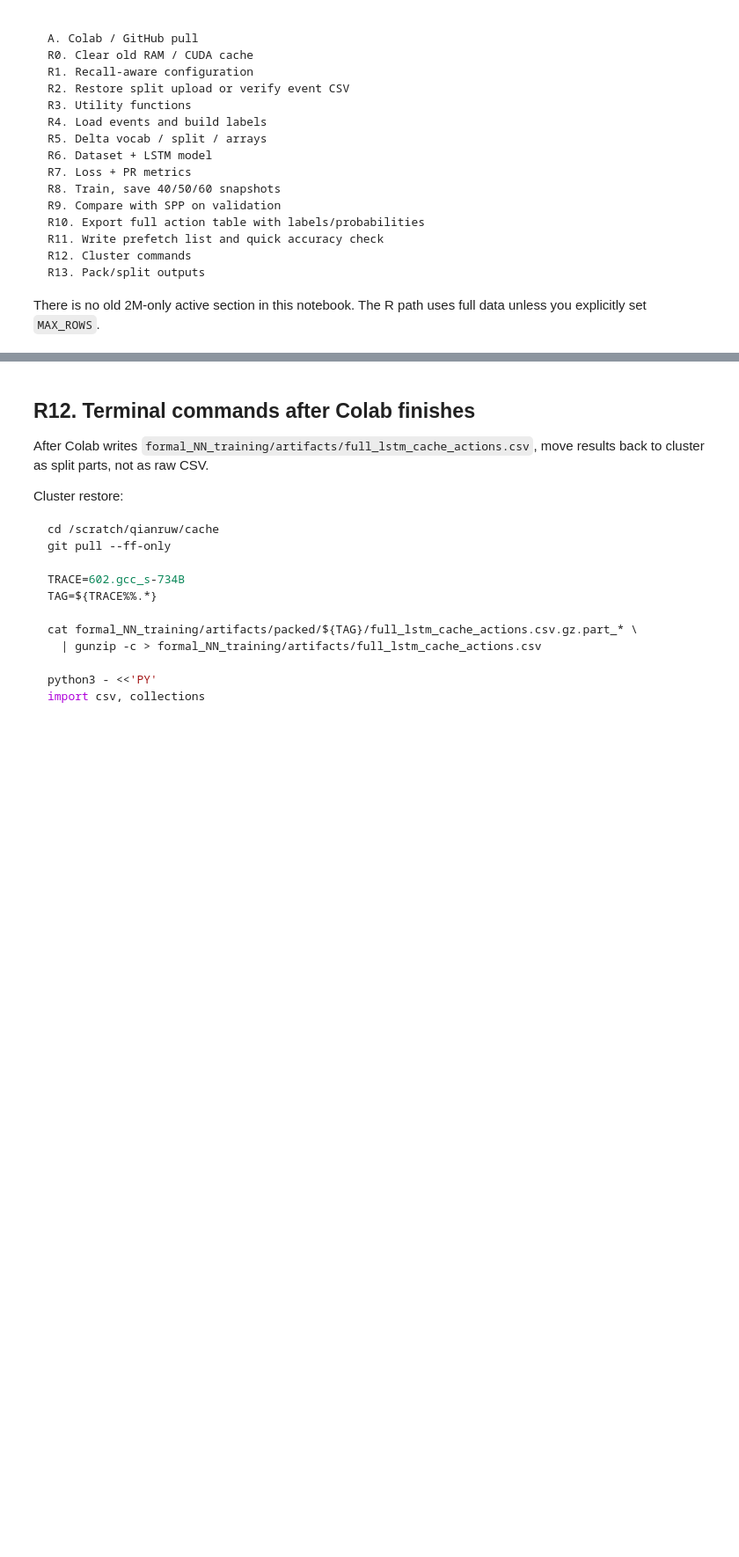
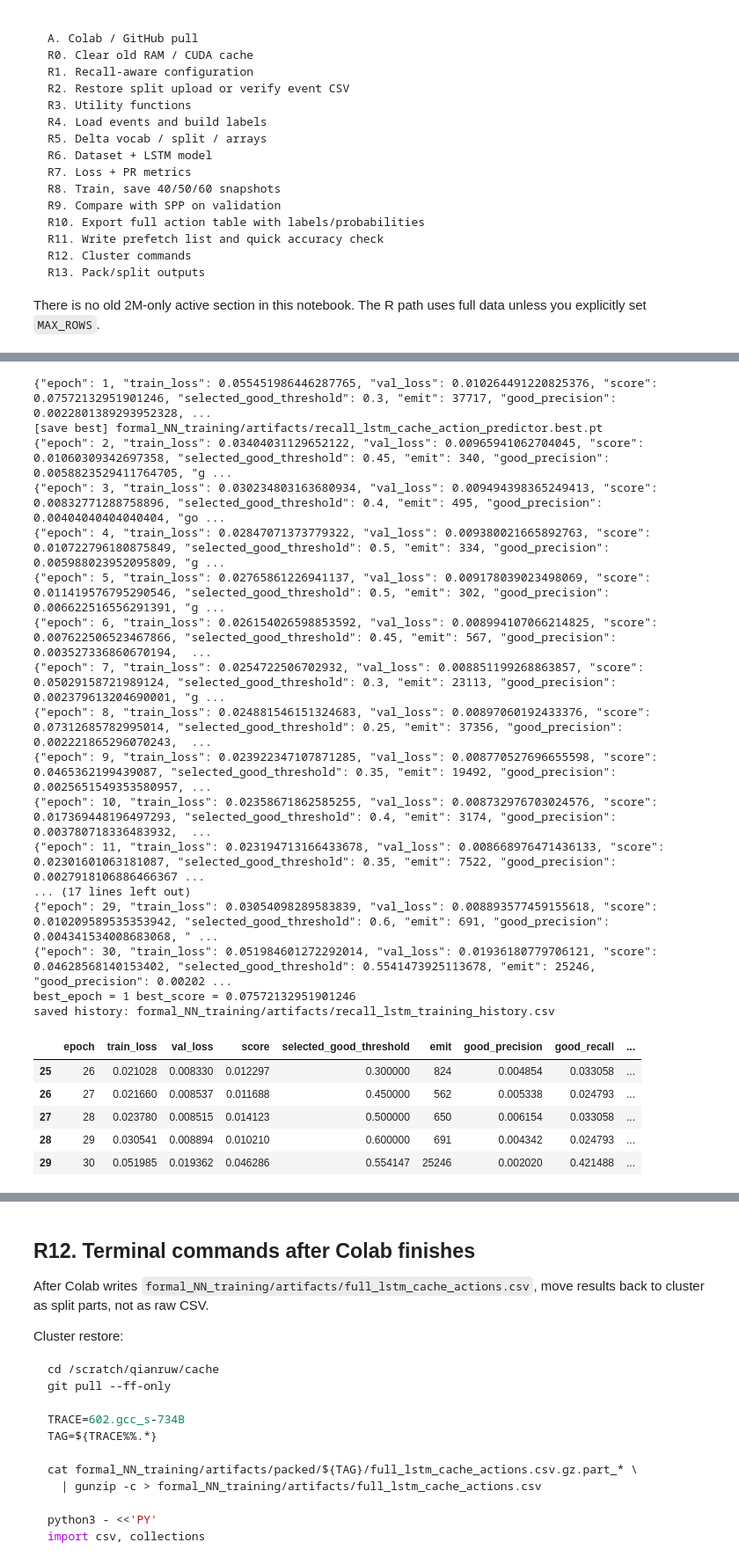
Before and after one commit to Angelawoo572/cache_arch, a Jupyter notebook: formal_NN_training/LSTM_cache_action_predictor.ipynb, the cells around one changed output, grey strips where cells are left out. Shown at 88% size. Cells and saved outputs as stored; diff of their text form; code cells hidden in the pictures; blank space fills up the shorter version.

```diff
--- a/formal_NN_training/LSTM_cache_action_predictor.ipynb
+++ b/formal_NN_training/LSTM_cache_action_predictor.ipynb
@@ -204,7 +220,7 @@ import numpy as np
 import pandas as pd
 import torch
 import torch.nn as nn
-from torch.utils.data import Dataset, DataLoader, WeightedRandomSampler
+from torch.utils.data import Dataset, DataLoader
 
 # Repo root detection: Colab, cluster repo root, or formal_NN_training/.
 _cwd = Path.cwd()
@@ -220,7 +236,7 @@ else:
 os.chdir(REPO_ROOT)
 
 TRACE = os.environ.get("TRACE", "602.gcc_s-734B")
-EPOCHS_DEFAULT = int(os.environ.get("EPOCHS", "60"))
+EPOCHS_DEFAULT = int(os.environ.get("EPOCHS", "30"))
 EVENTS_PATH = Path(os.environ.get(
     "EVENTS_PATH",
     f"formal_NN_training/data/generated/lstm_events_{TRACE}.csv"
@@ -231,7 +247,9 @@ RCFG = {
     "cache_line_bytes": 64,
     "page_bytes": 4096,
 
-    "seq_len": int(os.environ.get("SEQ_LEN", "32")),
+    # Stateful chunked LSTM: chunk_len is the truncated-BPTT length.
+    # Hidden/cell state is carried from chunk to chunk; gradients are detached between chunks.
+    "chunk_len": int(os.environ.get("CHUNK_LEN", "2048")),
     "train_fraction": float(os.environ.get("TRAIN_FRAC", "0.80")),
 
     "pc_hash_buckets": int(os.environ.get("PC_BUCKETS", "8192")),
@@ -246,7 +264,9 @@ RCFG = {
     # Long-run defaults requested for real learning. Change EPOCHS=40/50/60 from env.
     "epochs": EPOCHS_DEFAULT,
     "snapshot_epochs": [40, 50, 60],  # save checkpoint snapshots during one long run; not separate trainings
-    "batch_size": int(os.environ.get("BATCH_SIZE", "256")),
+    # Stateful training keeps chunk order, so active chunk batch size is fixed at 1.
+    # Increase CHUNK_LEN, not batch size, if you want more timesteps per optimizer step.
+    "batch_size": 1,
     "lr": float(os.environ.get("LR", "0.002")),
     "weight_decay": float(os.environ.get("WEIGHT_DECAY", "1e-5")),
     "grad_clip": float(os.environ.get("GRAD_CLIP", "1.0")),
@@ -255,7 +275,8 @@ RCFG = {
     "early_stop_patience": int(os.environ.get("PATIENCE", "999")),  # default disables early stop so 40/50/60 snapshots are reached
 
     # Recall-aware imbalance handling.
-    "use_balanced_sampler": os.environ.get("BALANCED_SAMPLER", "1") == "1",
+    # No WeightedRandomSampler here: it would shuffle time and break stateful LSTM memory.
+    # Imbalance is handled by pos_weight + focal loss while preserving trace order.
     "max_pos_weight": float(os.environ.get("MAX_POS_WEIGHT", "50.0")),
     "focal_gamma": float(os.environ.get("FOCAL_GAMMA", "2.0")),
 
@@ -302,4 +323,4 @@ print(json.dumps(RCFG, indent=2))
 if RCFG["max_rows"] <= 0:
     print("[data mode] FULL CSV: pandas will load the entire event table. High-RAM Colab recommended.")
 else:
-    print("[data mode] FULL CSV: RCFG[\"max_rows\"] = 0, loading the full event CSV.")
+    print(f"[data mode] nrows={RCFG['max_rows']}: smoke/debug subset, not full CSV.")
@@ -967,6 +1126,6 @@ def choose_best_thresholdR(pr_tbl):
 # %%
 # ============================================================
-# R8. Train one long run; save snapshots at 40/50/60 and select by validation PR/F1
+# R8. Train stateful chunked LSTM; save snapshots at 40/50/60
 # ============================================================
 
 optimizerR = torch.optim.AdamW(modelR.parameters(), lr=RCFG["lr"], weight_decay=RCFG["weight_decay"])
@@ -982,12 +1141,17 @@ for epoch in range(1, RCFG["epochs"] + 1):
     modelR.train()
     t0 = time.time()
     total_loss = 0.0
-    seen = 0
+    seen_steps = 0
     part_acc = collections.defaultdict(float)
+    stateR = None
 
     for x, y in train_loaderR:
+        reset = bool(int(y["reset_state"].item()))
+        if reset:
+            stateR = None
+
         x, y = to_device_batchR(x, y)
-        logits = modelR(x)
+        logits, stateR = modelR(x, stateR)
         loss, parts = compute_lossR(logits, y)
 
         optimizerR.zero_grad(set_to_none=True)
@@ -995,11 +1159,15 @@ for epoch in range(1, RCFG["epochs"] + 1):
         nn.utils.clip_grad_norm_(modelR.parameters(), RCFG["grad_clip"])
         optimizerR.step()
 
-        bs = y["good"].shape[0]
-        total_loss += float(loss.detach().cpu()) * bs
-        seen += bs
+        # Truncated BPTT:
+        # keep the LSTM memory values for the next chunk, but cut the autograd graph here.
+        stateR = detach_stateR(stateR)
+
+        steps = int(y["good"].numel())
+        total_loss += float(loss.detach().cpu()) * steps
+        seen_steps += steps
         for k, v in parts.items():
-            part_acc[k] += v * bs
+            part_acc[k] += v * steps
 
     schedulerR.step()
 
@@ -1017,7 +1185,7 @@ for epoch in range(1, RCFG["epochs"] + 1):
 
     row = {
         "epoch": epoch,
-        "train_loss": total_loss / max(seen, 1),
+        "train_loss": total_loss / max(seen_steps, 1),
         "val_loss": val_lossR,
         "score": scoreR,
         "selected_good_threshold": best_policyR["threshold_good"],
@@ -1032,7 +1200,7 @@ for epoch in range(1, RCFG["epochs"] + 1):
         "sec": time.time() - t0,
     }
     for k, v in part_acc.items():
-        row["loss_" + k] = v / max(seen, 1)
+        row["loss_" + k] = v / max(seen_steps, 1)
 
     history_rowsR.append(row)
     print(json.dumps(row))
@@ -1049,35 +1217,62 @@ for epoch in range(1, RCFG["epochs"] + 1):
             "label_meta": label_metaR,
             "epoch": epoch,
             "policy": best_policyR,
+            "implementation": "stateful_chunked_lstm_truncated_bptt",
         }, snap)
         print("[snapshot]", snap)
 
     if scoreR > best_scoreR:
         best_scoreR = scoreR
         best_epochR = epoch
         bad_epochsR = 0
         torch.save({
             "model_state": modelR.state_dict(),
             "config": RCFG,
             "vocab": vocabR,
             "norm_stats": norm_statsR,
             "label_meta": label_metaR,
             "epoch": epoch,
             "policy": best_policyR,
             "spp_baseline": spp_baseR,
+            "implementation": "stateful_chunked_lstm_truncated_bptt",
         }, ckpt_bestR)
         print("[save best]", ckpt_bestR)
     else:
         bad_epochsR += 1
         if bad_epochsR >= RCFG["early_stop_patience"]:
             print("[early stop] epoch", epoch, "best_epoch", best_epochR)
             break
 
 histR = pd.DataFrame(history_rowsR)
 hist_pathR = ART / "recall_lstm_training_history.csv"
 histR.to_csv(hist_pathR, index=False)
 print("best_epoch =", best_epochR, "best_score =", best_scoreR)
-display(histR.tail(10))
+print("saved history:", hist_pathR)
+display(histR.tail())
+# %% [output]
+{"epoch": 1, "train_loss": 0.055451986446287765, "val_loss": 0.010264491220825376, "score": 0.07572132951901246, "selected_good_threshold": 0.3, "emit": 37717, "good_precision": 0.0022801389293952328, ...
+[save best] formal_NN_training/artifacts/recall_lstm_cache_action_predictor.best.pt
+{"epoch": 2, "train_loss": 0.03404031129652122, "val_loss": 0.00965941062704045, "score": 0.01060309342697358, "selected_good_threshold": 0.45, "emit": 340, "good_precision": 0.0058823529411764705, "g ...
+{"epoch": 3, "train_loss": 0.030234803163680934, "val_loss": 0.009494398365249413, "score": 0.00832771288758896, "selected_good_threshold": 0.4, "emit": 495, "good_precision": 0.00404040404040404, "go ...
+{"epoch": 4, "train_loss": 0.02847071373779322, "val_loss": 0.009380021665892763, "score": 0.010722796180875849, "selected_good_threshold": 0.5, "emit": 334, "good_precision": 0.005988023952095809, "g ...
+{"epoch": 5, "train_loss": 0.02765861226941137, "val_loss": 0.009178039023498069, "score": 0.011419576795290546, "selected_good_threshold": 0.5, "emit": 302, "good_precision": 0.006622516556291391, "g ...
+{"epoch": 6, "train_loss": 0.026154026598853592, "val_loss": 0.008994107066214825, "score": 0.007622506523467866, "selected_good_threshold": 0.45, "emit": 567, "good_precision": 0.003527336860670194,  ...
+{"epoch": 7, "train_loss": 0.0254722506702932, "val_loss": 0.008851199268863857, "score": 0.05029158721989124, "selected_good_threshold": 0.3, "emit": 23113, "good_precision": 0.002379613204690001, "g ...
+{"epoch": 8, "train_loss": 0.024881546151324683, "val_loss": 0.00897060192433376, "score": 0.07312685782995014, "selected_good_threshold": 0.25, "emit": 37356, "good_precision": 0.002221865296070243,  ...
+{"epoch": 9, "train_loss": 0.023922347107871285, "val_loss": 0.008770527696655598, "score": 0.0465362199439087, "selected_good_threshold": 0.35, "emit": 19492, "good_precision": 0.0025651549353580957, ...
+{"epoch": 10, "train_loss": 0.02358671862585255, "val_loss": 0.008732976703024576, "score": 0.017369448196497293, "selected_good_threshold": 0.4, "emit": 3174, "good_precision": 0.003780718336483932,  ...
+{"epoch": 11, "train_loss": 0.023194713166433678, "val_loss": 0.008668976471436133, "score": 0.02301601063181087, "selected_good_threshold": 0.35, "emit": 7522, "good_precision": 0.0027918106886466367 ...
+... (17 lines left out)
+{"epoch": 29, "train_loss": 0.03054098289583839, "val_loss": 0.008893577459155618, "score": 0.010209589535353942, "selected_good_threshold": 0.6, "emit": 691, "good_precision": 0.004341534008683068, " ...
+{"epoch": 30, "train_loss": 0.051984601272292014, "val_loss": 0.01936180779706121, "score": 0.04628568140153402, "selected_good_threshold": 0.5541473925113678, "emit": 25246, "good_precision": 0.00202 ...
+best_epoch = 1 best_score = 0.07572132951901246
+saved history: formal_NN_training/artifacts/recall_lstm_training_history.csv
+|  | epoch | train_loss | val_loss | score | selected_good_threshold | emit | good_precision | good_recall | ... |
+| 25 | 26 | 0.021028 | 0.008330 | 0.012297 | 0.300000 | 824 | 0.004854 | 0.033058 | ... |
+| 26 | 27 | 0.021660 | 0.008537 | 0.011688 | 0.450000 | 562 | 0.005338 | 0.024793 | ... |
+| 27 | 28 | 0.023780 | 0.008515 | 0.014123 | 0.500000 | 650 | 0.006154 | 0.033058 | ... |
+| 28 | 29 | 0.030541 | 0.008894 | 0.010210 | 0.600000 | 691 | 0.004342 | 0.024793 | ... |
+| 29 | 30 | 0.051985 | 0.019362 | 0.046286 | 0.554147 | 25246 | 0.002020 | 0.421488 | ... |
 # %%
 # ============================================================
 # R9. Validation PR report: direct SPP comparison
```
Also changed, not shown: parts of 14 cells of this notebook.
